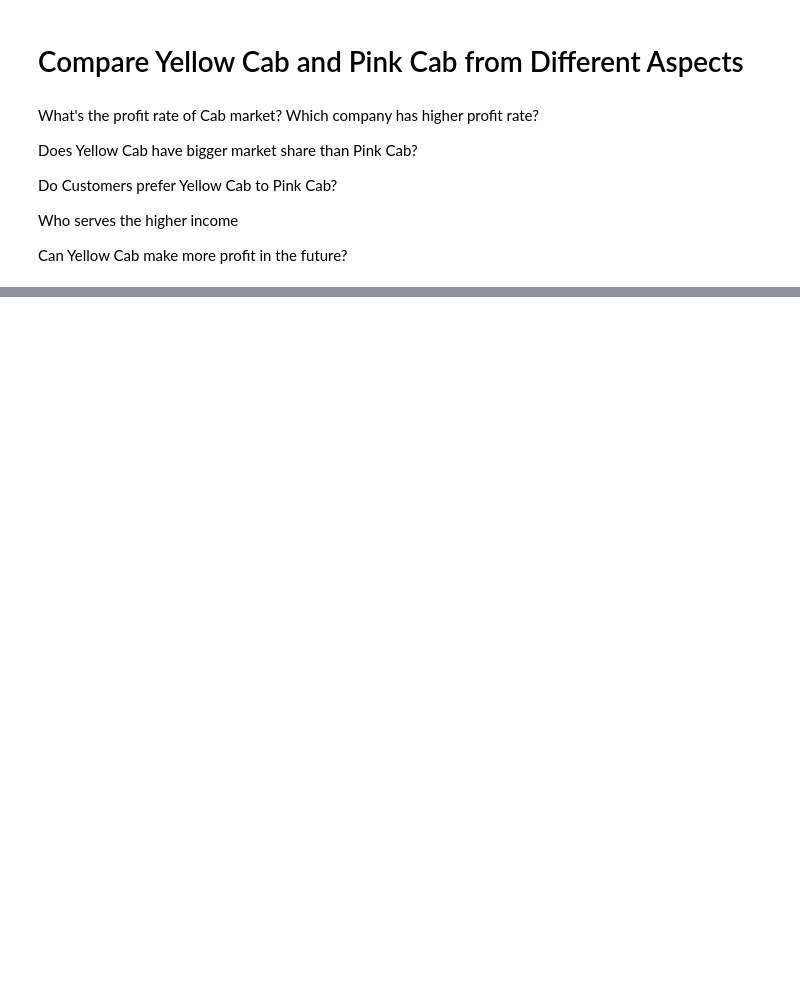
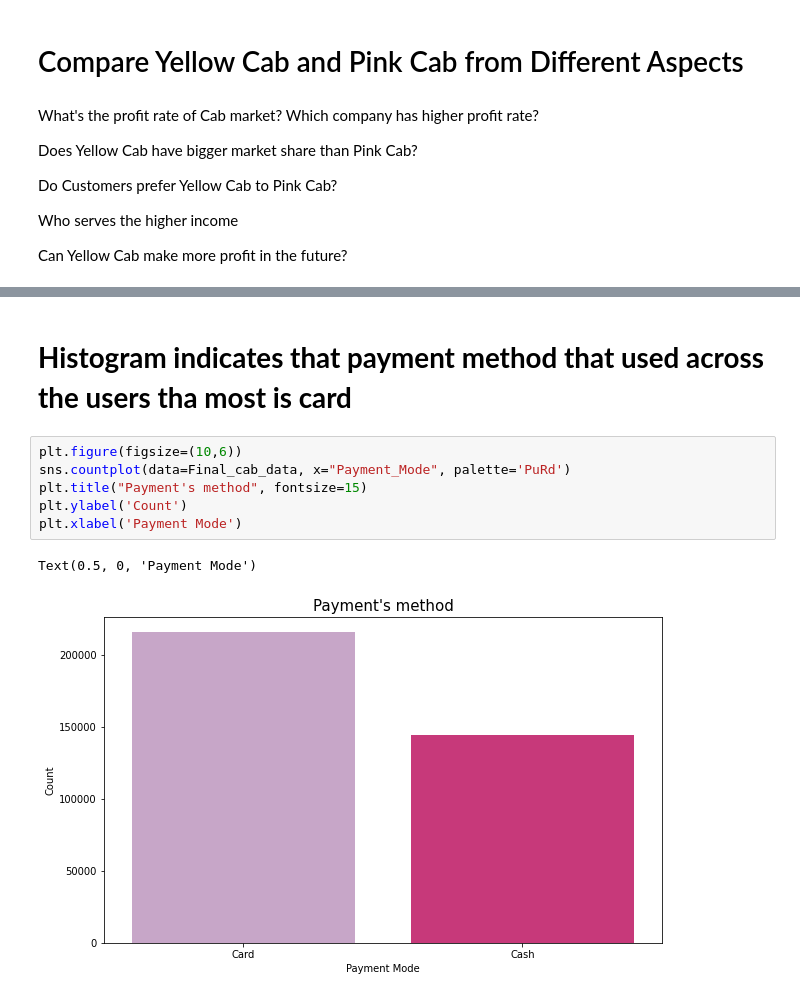
Before and after one commit to Mariamali2001/Data_Glacier_virtual_internship, a Jupyter notebook: Week2/Notebook.ipynb, the cells around one changed output, grey strips where cells are left out. Saved outputs shown, nothing was run; the diff lists cells and outputs as text; blank space fills up the shorter version.

```diff
--- a/Week2/Notebook.ipynb
+++ b/Week2/Notebook.ipynb
@@ -310,0 +374,11 @@ Can Yellow Cab make more profit in the future?
+# %% [markdown]
+# **Histogram indicates that payment method that used across the users tha most is card**
+# %%
+plt.figure(figsize=(10,6))
+sns.countplot(data=Final_cab_data, x="Payment_Mode", palette='PuRd')
+plt.title("Payment's method", fontsize=15)
+plt.ylabel('Count')
+plt.xlabel('Payment Mode')
+# %% [output]
+Text(0.5, 0, 'Payment Mode')
+[figure, added]
```
Also changed, not shown: parts of 28 cells of this notebook.
